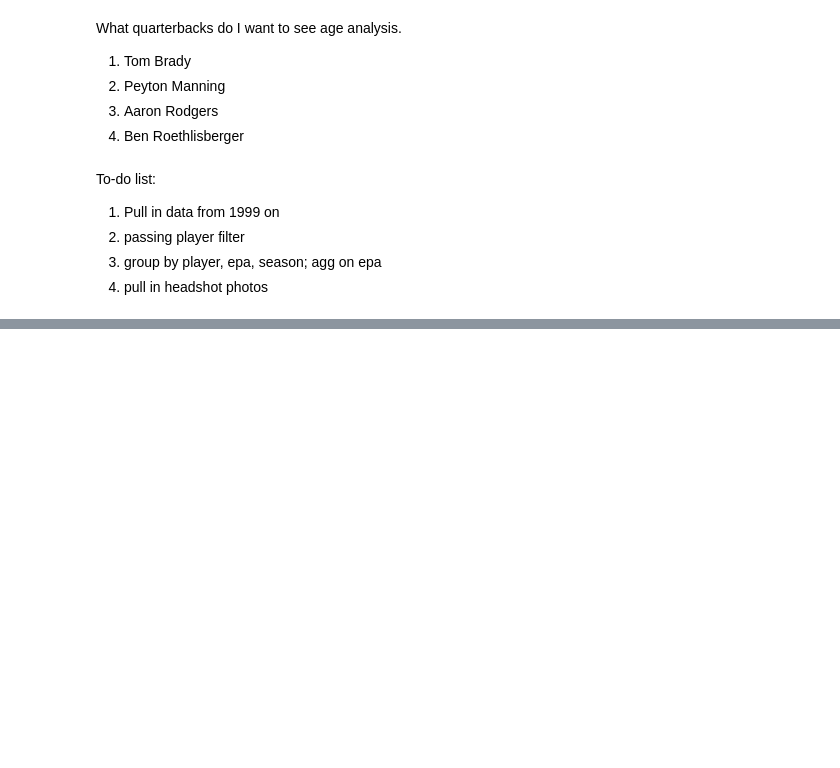
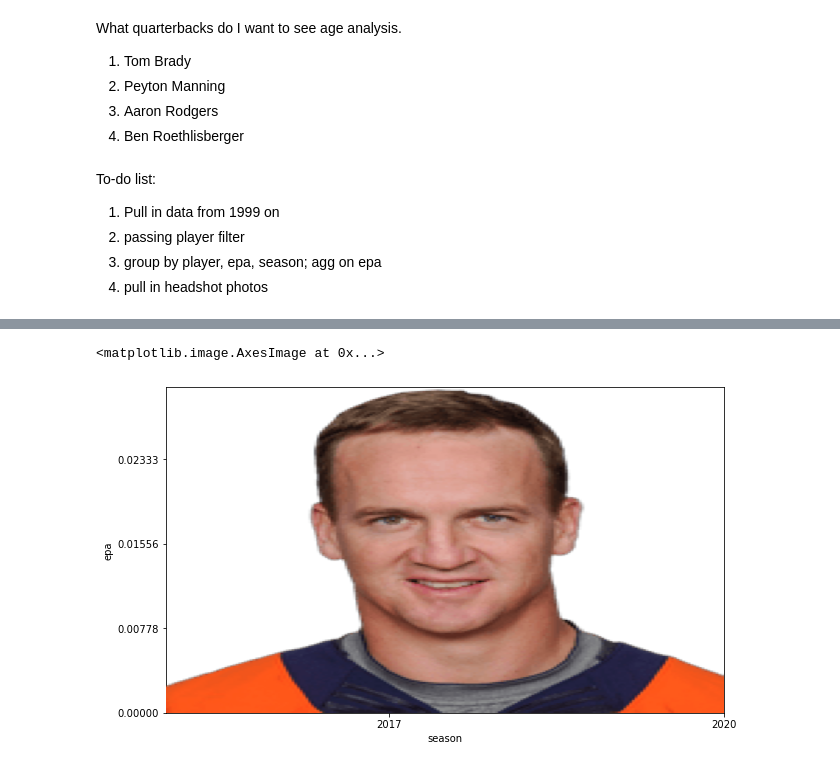
Before and after one commit to austinmoore18/Data-Analysis, a Jupyter notebook: Visualization Code/QB age charts.ipynb, the cells around one changed output, grey strips where cells are left out. Drawn from its saved outputs; the diff is of its cells as text; code cells hidden in the pictures; blank space fills up the shorter version.

```diff
--- a/Visualization Code/QB age charts.ipynb
+++ b/Visualization Code/QB age charts.ipynb
@@ -118,0 +125,2 @@ plt.tight_layout();
+# %%
+manning = df.loc[(df['name']=='P.Manning')]
@@ -118,0 +147,38 @@ plt.tight_layout();
+# %%
+#df = data3.groupby(['season','passer_player_name', 'team_color', 'headshot_url'], as_index=False).agg({'qb_epa': ['sum']})
+
+#df.columns = ['season', 'name', 'team_color', 'headshot_url', 'epa']
+
+x = manning.season
+y = manning.epa
+
+player_name = manning['name'].values[0]
+
+primary_color = manning['team_color'].values[0]
+
+headshot_url = manning['headshot_url'].values[0]
+
+fig, ax = plt.subplots(figsize = (10,6))
+ax.scatter(x, y,s=.001)
+
+response = requests.get(headshot_url)
+img = plt.imread(BytesIO(response.content))
+
+
+#ax = sns.lineplot(manning['season'], manning['epa'], ax=axes[row, col], label=player_name, color=primary_color)
+
+
+ax.set_xticks(range(1999, 2021, 3))
+
+ax.set_yticks(np.linspace(0, 0.07, 10))
+
+ax.set_xlabel('season')
+
+ax.set_ylabel('epa')
+
+
+ax.set_aspect('auto')
+ax.imshow(img, extent=[2015, 2020, 0, 0.03], aspect='auto', zorder=1000)
+# %% [output]
+<matplotlib.image.AxesImage at 0x...>
+[figure, added]
```
Also changed, not shown: parts of 4 cells of this notebook, 5 other files.
